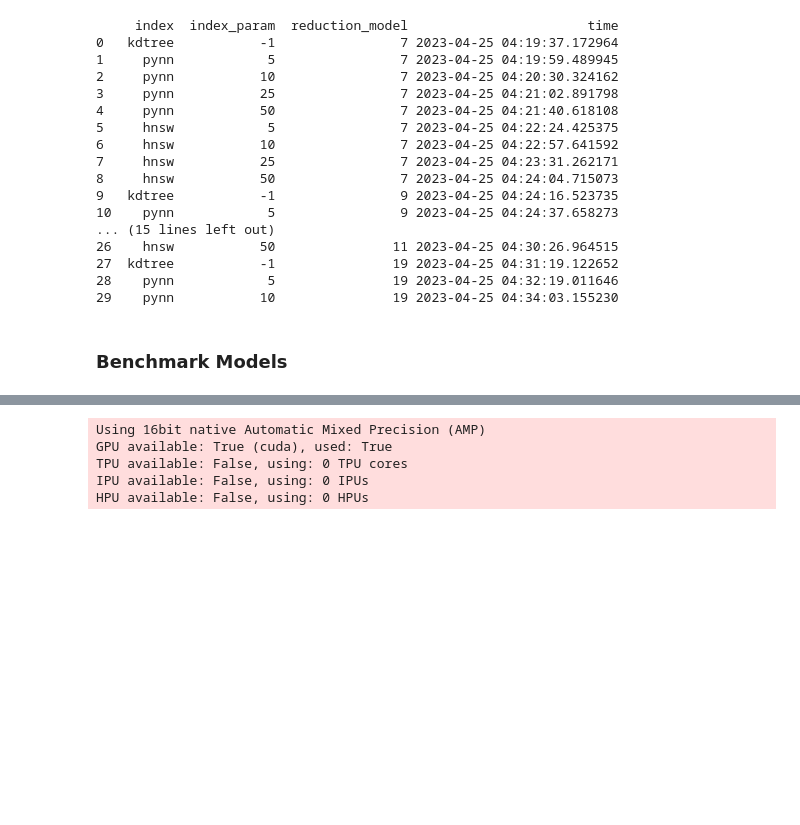
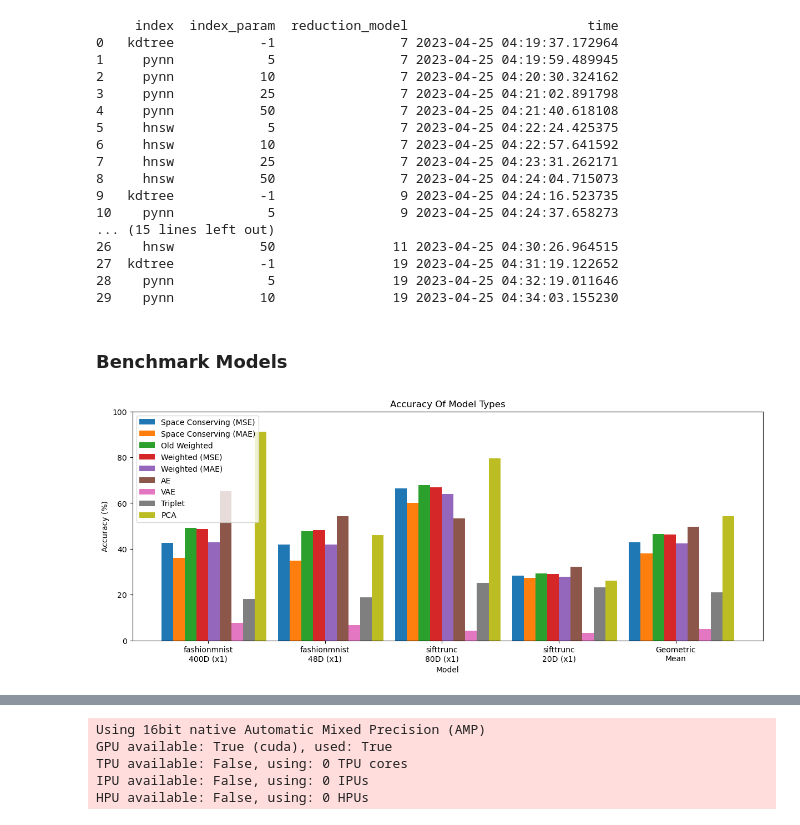
Before and after one commit to jamesh1999/LearnedIndices, a Jupyter notebook: evaluate.ipynb, the cells around one changed output, grey strips where cells are left out. Drawn from its saved outputs; the diff is of its cells as text; code cells hidden in the pictures; blank space fills up the shorter version.

Commit message:
Latest work - Evaluation utils - Multithreaded benchmark for classical/learned models - Hyperparameter optimisation for SC + AE

```diff
--- a/evaluate.ipynb
+++ b/evaluate.ipynb
@@ -68,9 +72,13 @@ def benchmarkModel(df, idx, dataset=None, query_count=4000):
 
     # Try to use pre-computed results
     precomputed = utils.tryLoadPickle("model_results.pkl", {})
-    if idx in precomputed and precomputed[idx] != False:
-        nearest = np.array(precomputed[idx])
-        query_idxs = np.arange(len(nearest))
+    if idx in precomputed:
+        if precomputed[idx] == False:
+            nearest = []
+            query_idxs = []
+        else:
+            nearest = np.array(precomputed[idx])
+            query_idxs = np.arange(len(nearest))
 
     else: # Fallback
         query_idxs, nearest = analysis_utils.benchmarkModel(df, idx, dataset, query_count, shuffle=True)
@@ -82,3 +90,87 @@ def printResults(results):
     print("Dev.: ", results["std"])
     print("Acc.: ", results["acc"], "%")
     print("Fail.:", results["fail"], "%")
+# %%
+# TYPES = [
+#     ("Space Conserving (MSE)", range(60,72)),
+#     ("Space Conserving (MAE)", range(72,84)),
+#     ("Old Weighted", range(84,96)),
+#     ("Weighted (MSE)", range(96,108)),
+#     ("Weighted (MAE)", range(108,120)),
+#     ("AE", range(120,132)),
+#     ("VAE", range(132,144)),
+#     ("Triplet", range(144,156)),
+# ]
+
+TYPES = [
+    ("Space Conserving (MSE)", range(60,68,2)),
+    ("Space Conserving (MAE)", range(72,80,2)),
+    ("Old Weighted", range(84,92,2)),
+    ("Weighted (MSE)", range(96,104,2)),
+    ("Weighted (MAE)", range(108,116,2)),
+    ("AE", range(120,128,2)),
+    ("VAE", range(132,140,2)),
+    ("Triplet", range(144,152,2)),
+]
+WIDTH = 0.1
+
+def plotTypeAccsPerDataset(types, width, pca=True, geom_mean=True, metric="acc"):
+    ndatasets = len(types[0][1])
+    df = pd.read_pickle("hyperparameters.pkl")
+    if pca:
+        pca_results = utils.tryLoadPickle("classical_results.pkl", {})
+
+
+    fig, ax = plt.subplots(layout="constrained")
+    fig.set_size_inches(12, 5)
+
+    ticks = []
+    tick_loc = np.arange(ndatasets+1 if geom_mean else ndatasets)
+    pca_accs = []
+    for i, (name, idxs) in enumerate(types):
+
+        if ticks == []:
+            for idx in idxs:
+                row = df.iloc[idx]
+                dname = f"{row['dataset']}\n{row['dimensions']}D (x{row['triplet_reps']})"
+                ticks.append(dname)
+                if pca:
+                    pcaname = f"{row['dataset']}-{row['dimensions']}"
+                    pca_accs.append(pca_results[pcaname]["pca"][metric])
+
+        # Gather results
+        accs = []
+        for idx in idxs:
+            results = benchmarkModel(df, idx)
+            accs.append(results[metric])
+
+        # Add geometric mean
+        if geom_mean:
+            gmean = stats.mstats.gmean(accs)
+            accs.append(gmean)
+
+        offset = width * i
+        rects = ax.bar(tick_loc + offset, accs, width, label=name)
+        #ax.bar_label(rects, padding=3)
+
+    if pca:
+        if geom_mean:
+            gmean = stats.mstats.gmean(pca_accs)
+            pca_accs.append(gmean)
+        rects = ax.bar(tick_loc + width*len(types), pca_accs, width, label="PCA")
+        #ax.bar_label(rects, padding=3)
+
+    if geom_mean:
+        ticks.append("Geometric\nMean")
+    ax.set_title("Accuracy Of Model Types")
+    ax.set_ylabel("Accuracy (%)")
+    ax.set_ylim(0, 100)
+    ax.set_xlabel("Model")
+    ax.set_xticks(tick_loc + width*(len(types)-1)/2.0, ticks, rotation=0)
+    ax.legend(loc="upper left")
+
+    plt.show()
+
+plotTypeAccsPerDataset(TYPES, WIDTH)
+# %% [output]
+[figure, added]
```
Also changed, not shown: parts of 10 cells of this notebook, 11 other files.
